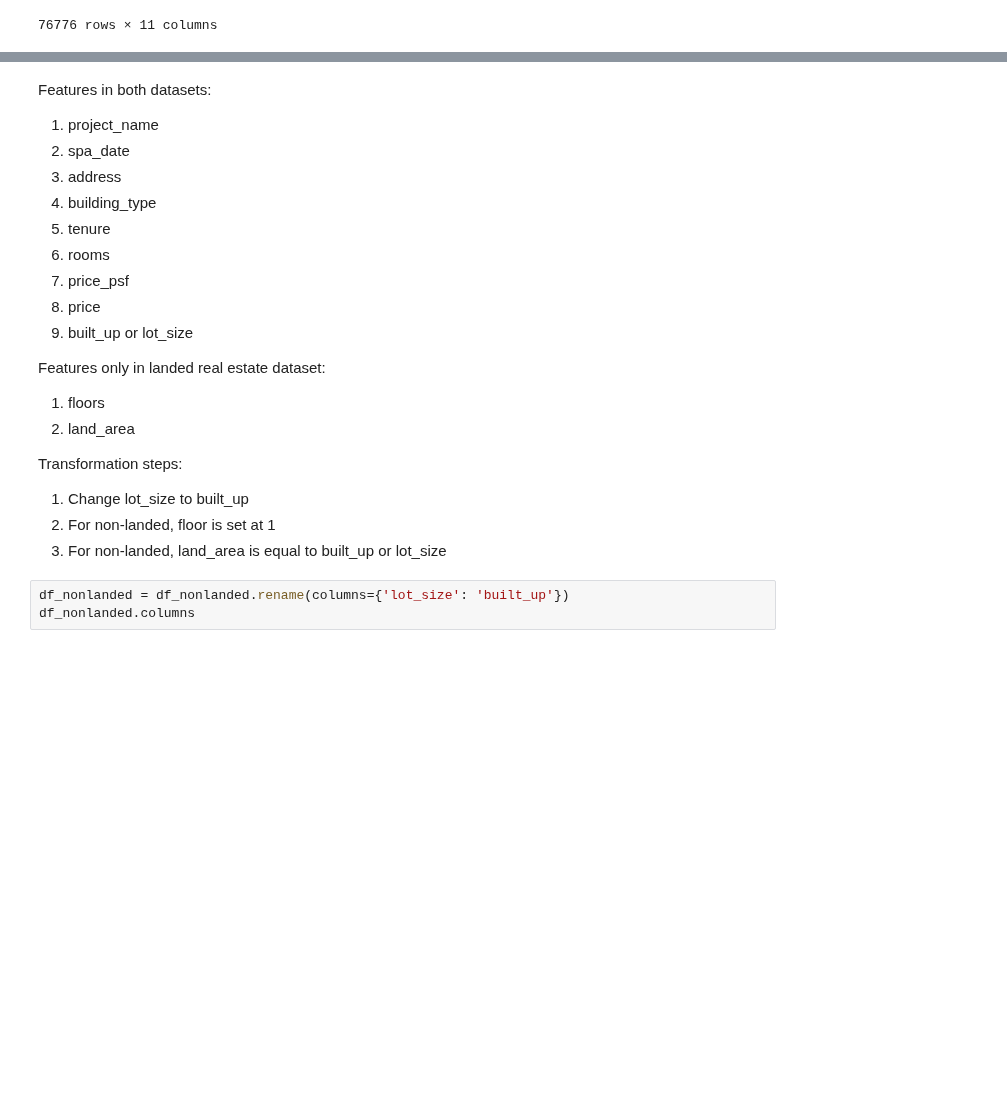
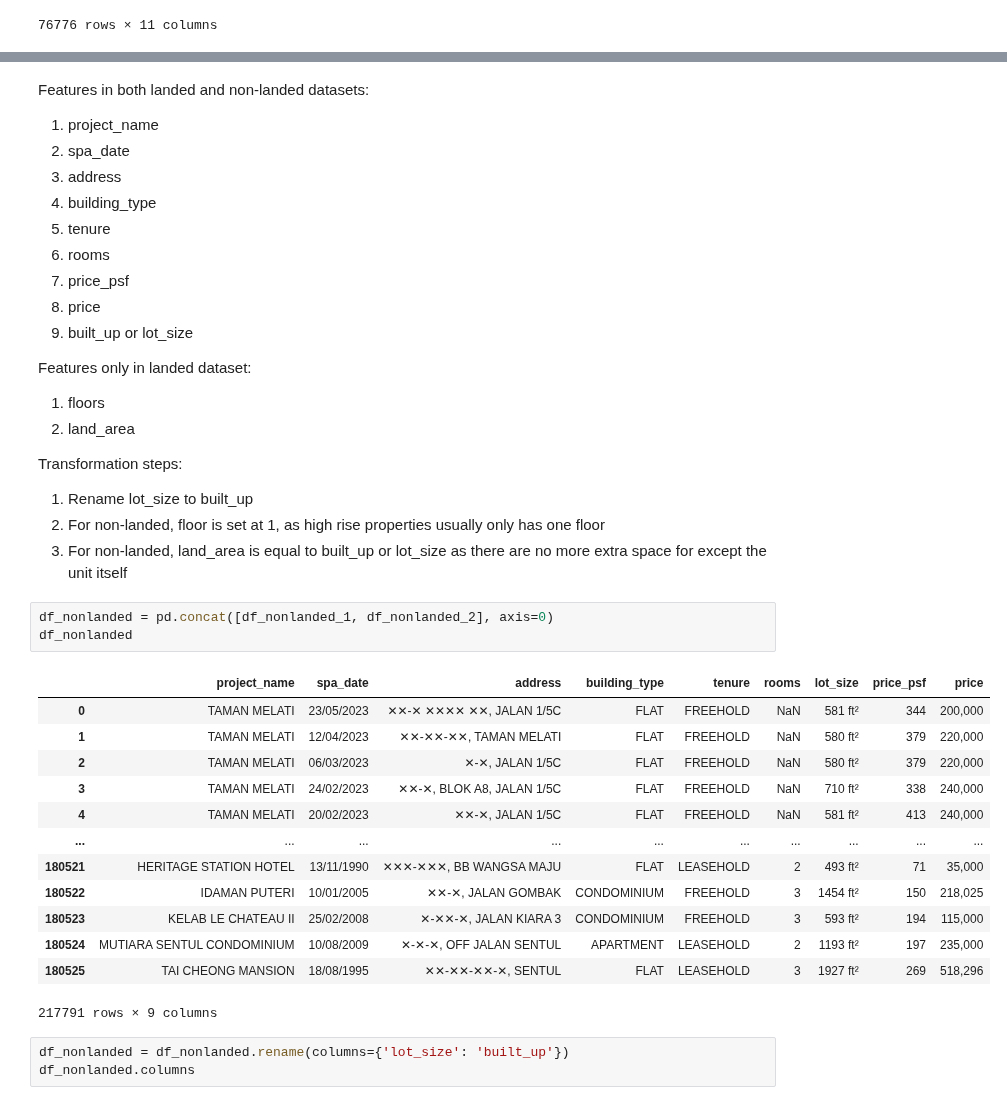
Before and after one commit to yuenherny/kl-house-price-forecasting, a Jupyter notebook: notebooks/Transactions - Combine and Save.ipynb, the cells around one changed output, grey strips where cells are left out. Drawn from its saved outputs; the diff is of its cells as text; blank space fills up the shorter version.

```diff
--- a/notebooks/Transactions - Combine and Save.ipynb
+++ b/notebooks/Transactions - Combine and Save.ipynb
@@ -54,5 +73,5 @@ Index(['project_name', 'spa_date', 'address', 'building_type', 'tenure',
 # %% [markdown]
-Features in both datasets:
+Features in both landed and non-landed datasets:
 1. project_name
 2. spa_date
 3. address
@@ -63,14 +82,31 @@ Features in both datasets:
 8. price
 9. built_up or lot_size
 
-Features only in landed real estate dataset:
+Features only in landed dataset:
 1. floors
 2. land_area
 
 Transformation steps:
-1. Change lot_size to built_up
-2. For non-landed, floor is set at 1
-3. For non-landed, land_area is equal to built_up or lot_size
+1. Rename lot_size to built_up
+2. For non-landed, floor is set at 1, as high rise properties usually only has one floor
+3. For non-landed, land_area is equal to built_up or lot_size as there are no more extra space for except the unit itself
+# %%
+df_nonlanded = pd.concat([df_nonlanded_1, df_nonlanded_2], axis=0)
+df_nonlanded
+# %% [output]
+|  | project_name | spa_date | address | building_type | tenure | rooms | lot_size | price_psf | price |
+| 0 | TAMAN MELATI | 23/05/2023 | ✕✕-✕ ✕✕✕✕ ✕✕, JALAN 1/5C | FLAT | FREEHOLD | NaN | 581 ft² | 344 | 200,000 |
+| 1 | TAMAN MELATI | 12/04/2023 | ✕✕-✕✕-✕✕, TAMAN MELATI | FLAT | FREEHOLD | NaN | 580 ft² | 379 | 220,000 |
+| 2 | TAMAN MELATI | 06/03/2023 | ✕-✕, JALAN 1/5C | FLAT | FREEHOLD | NaN | 580 ft² | 379 | 220,000 |
+| 3 | TAMAN MELATI | 24/02/2023 | ✕✕-✕, BLOK A8, JALAN 1/5C | FLAT | FREEHOLD | NaN | 710 ft² | 338 | 240,000 |
+| 4 | TAMAN MELATI | 20/02/2023 | ✕✕-✕, JALAN 1/5C | FLAT | FREEHOLD | NaN | 581 ft² | 413 | 240,000 |
+| ... | ... | ... | ... | ... | ... | ... | ... | ... | ... |
+| 180521 | HERITAGE STATION HOTEL | 13/11/1990 | ✕✕✕-✕✕✕, BB WANGSA MAJU | FLAT | LEASEHOLD | 2 | 493 ft² | 71 | 35,000 |
+| 180522 | IDAMAN PUTERI | 10/01/2005 | ✕✕-✕, JALAN GOMBAK | CONDOMINIUM | FREEHOLD | 3 | 1454 ft² | 150 | 218,025 |
+| 180523 | KELAB LE CHATEAU II | 25/02/2008 | ✕-✕✕-✕, JALAN KIARA 3 | CONDOMINIUM | FREEHOLD | 3 | 593 ft² | 194 | 115,000 |
+| 180524 | MUTIARA SENTUL CONDOMINIUM | 10/08/2009 | ✕-✕-✕, OFF JALAN SENTUL | APARTMENT | LEASEHOLD | 2 | 1193 ft² | 197 | 235,000 |
+| 180525 | TAI CHEONG MANSION | 18/08/1995 | ✕✕-✕✕-✕✕-✕, SENTUL | FLAT | LEASEHOLD | 3 | 1927 ft² | 269 | 518,296 |
+217791 rows × 9 columns
 # %%
 df_nonlanded = df_nonlanded.rename(columns={'lot_size': 'built_up'})
 df_nonlanded.columns
```
Also changed, not shown: parts of 8 cells of this notebook, 3 other files.
